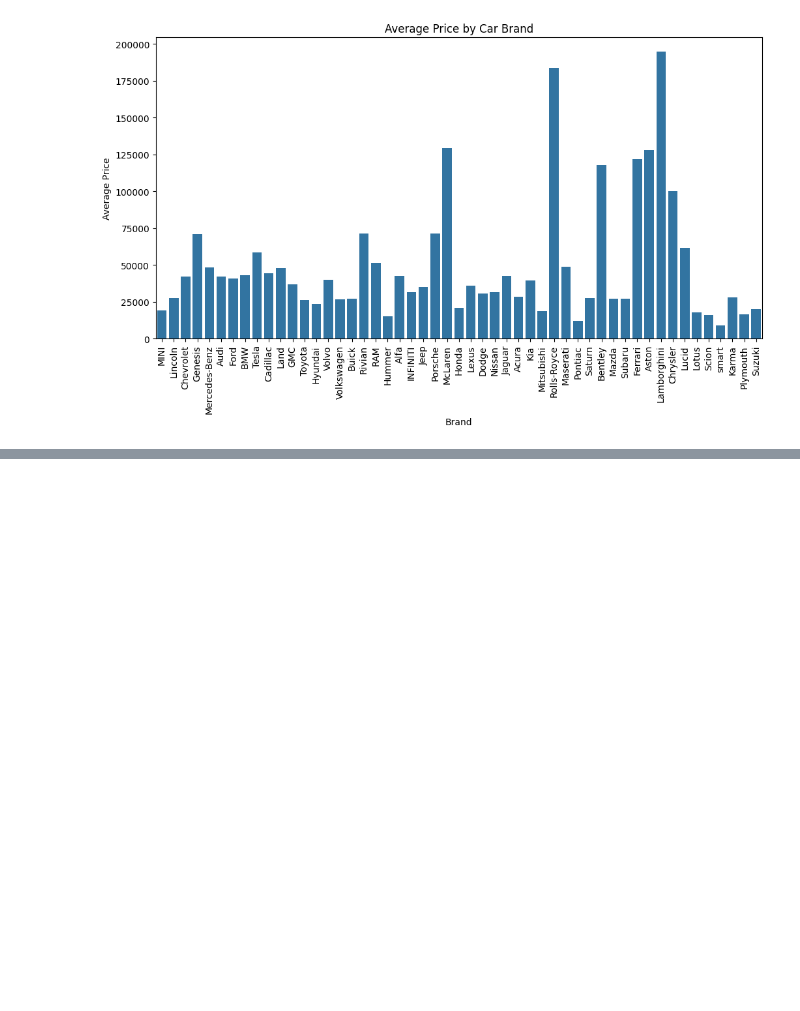
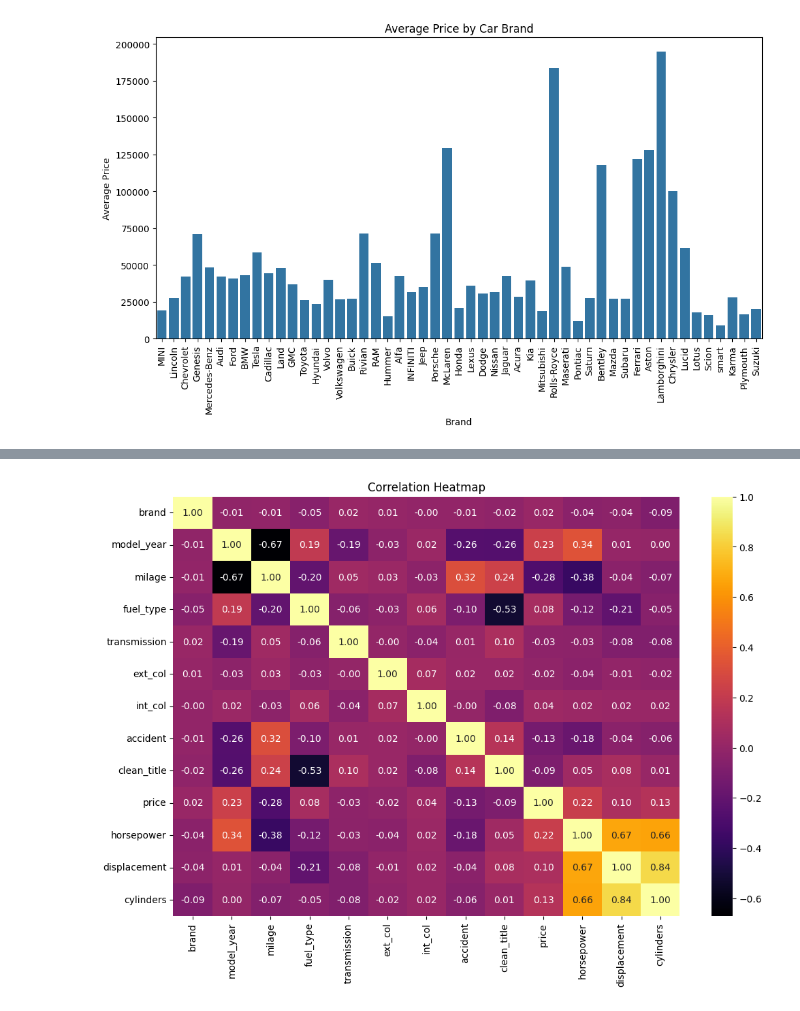
Before and after one commit to s669799/DAT158-MLproject, a Jupyter notebook: Cars.ipynb, the cells around one changed output, grey strips where cells are left out. Cells and saved outputs as stored; diff of their text form; code cells hidden in the pictures; blank space fills up the shorter version.

```diff
--- a/Cars.ipynb
+++ b/Cars.ipynb
@@ -255,7 +263,7 @@ fuel_type    16.719707
 dtype: float64
 # %%
 # We have extraced what we need from engine, model is hard to categorize and engine_type has too much missing data to use effectively, so we drop these columns.
-columns_to_drop = ['model', 'engine_type',]
+columns_to_drop = ['model', 'engine_type', 'engine']
 df_train.drop(columns=[col for col in columns_to_drop if col in df_train.columns], inplace=True)
 df_test.drop(columns=[col for col in columns_to_drop if col in df_test.columns], inplace=True)
 # %%
@@ -381,3 +365,24 @@ import category_encoders as ce
+# %%
+def mapping_columns(df):
+    # Replace values in the 'accident' column
+    df["accident"] = df["accident"].replace({
+        'At least 1 accident or damage reported': 1,
+        'None reported': 0
+    })
+
+    # Replace values in the 'clean_title' column
+    df["clean_title"] = df["clean_title"].replace({
+        "Yes": 1,
+        "No": 0
+    })
+
+    # Replace values in the 'transmission' column
+    df["transmission"] = df["transmission"].replace({'Automatic':1, 'Dual Clutch':2, 'Manual':3, 'Variator':4, 'Other':5})
+
+    return df
+
+df_train = mapping_columns(df_train)
+df_test = mapping_columns(df_test)
 # %%
 plt.figure(figsize=(12, 6))
 sns.barplot(x='brand', y='price', data=df_train[:10000], errorbar=None)
@@ -393,0 +396,11 @@ model = RandomForestRegressor(n_estimators=100, random_state=42)
+# %%
+from sklearn.preprocessing import StandardScaler, OneHotEncoder, LabelEncoder
+
+# Encoding categorical variables
+categorical_columns = ['brand', 'fuel_type', 'ext_col', 'int_col']
+lb = LabelEncoder()
+
+for col in categorical_columns:
+    if col in df_train.columns:
+        df_train[col] = lb.fit_transform(df_train[col])
+        df_test[col] = lb.transform(df_test[col])
@@ -393,0 +419,7 @@ model = RandomForestRegressor(n_estimators=100, random_state=42)
+# %%
+plt.figure(figsize=(12, 8))
+sns.heatmap(df_train.corr(), annot=True, cmap='inferno', fmt='.2f')
+plt.title('Correlation Heatmap')
+plt.show()
+# %% [output]
+[figure, added]
```
Also changed, not shown: parts of 13 cells of this notebook.
